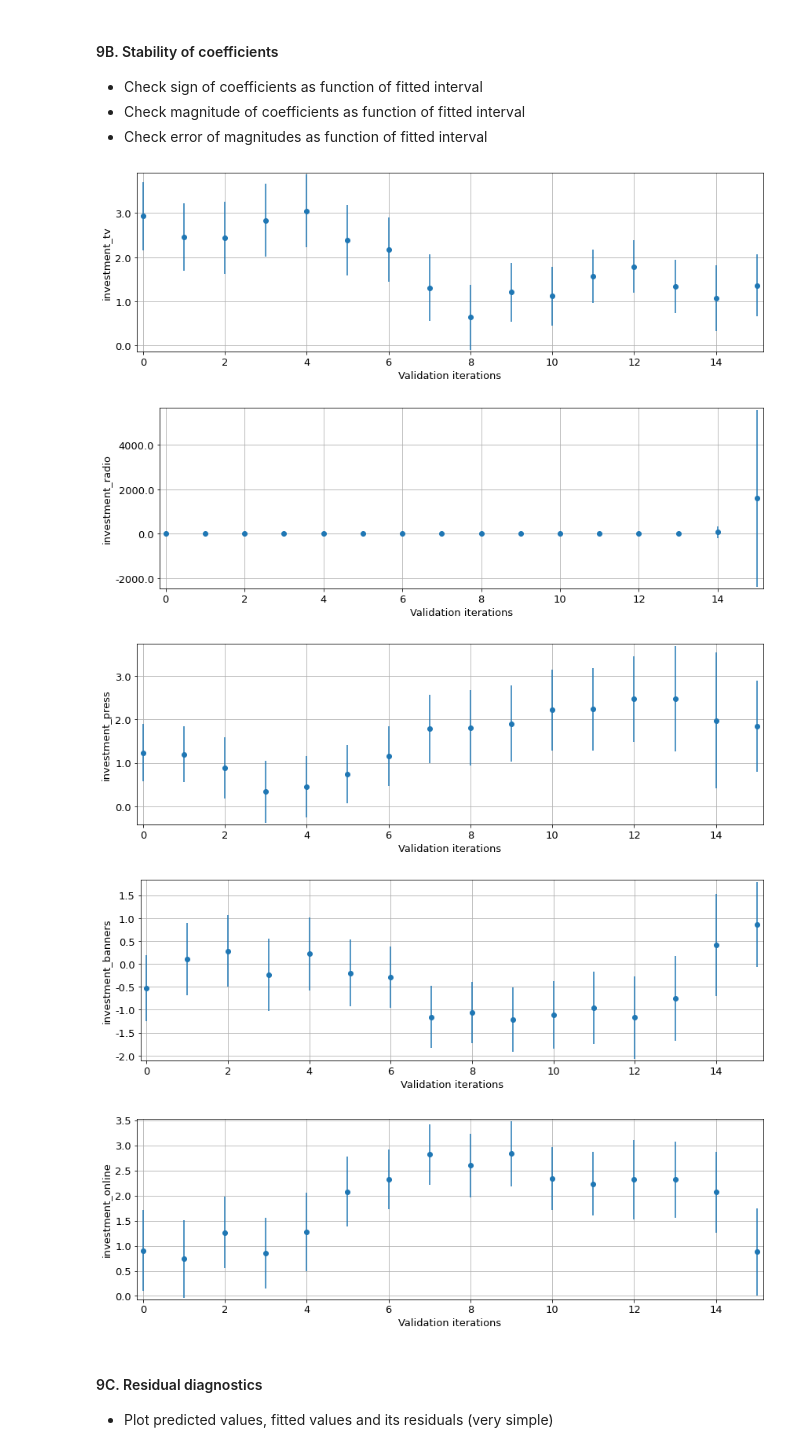
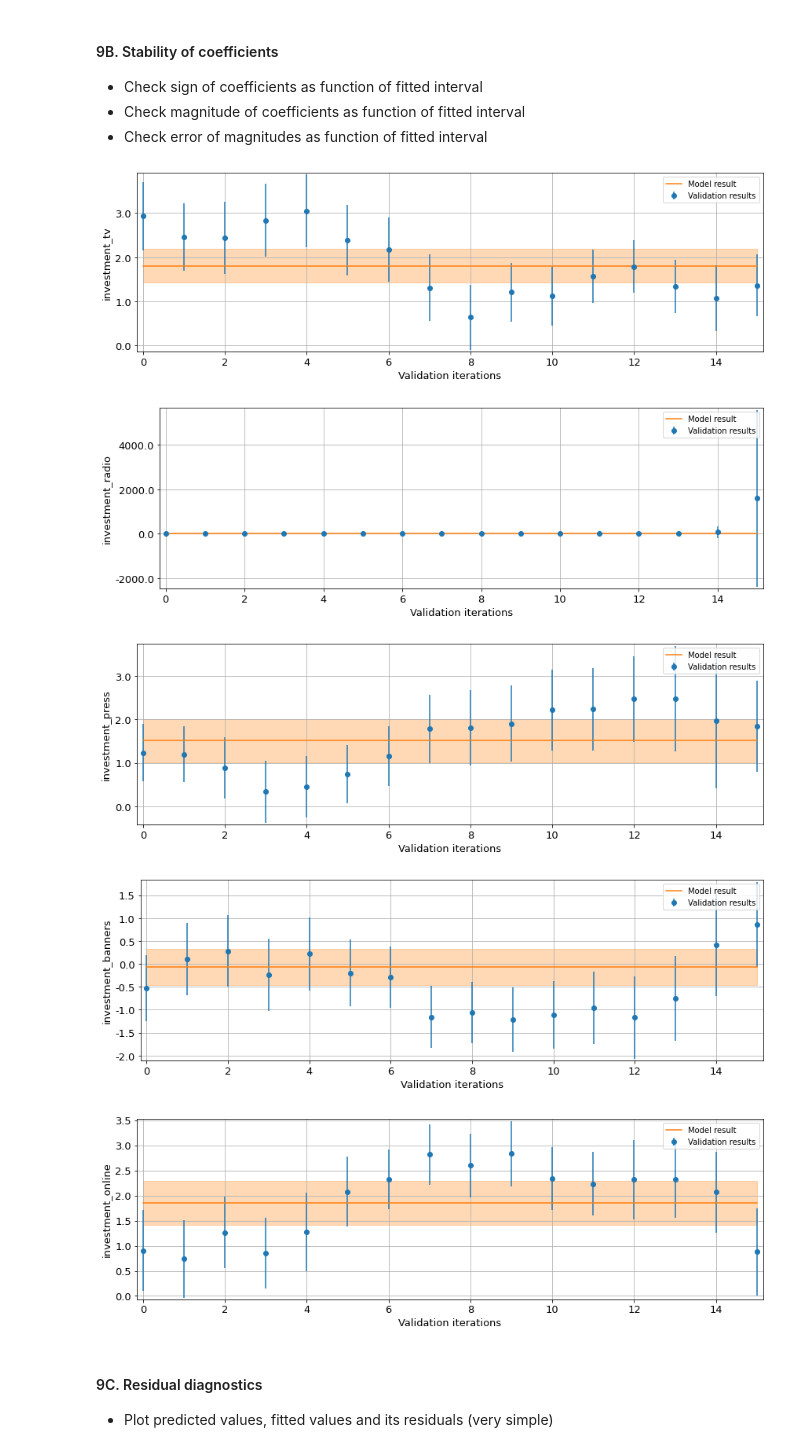
Before and after one commit to JakubKandra/Ommicom, a Jupyter notebook: Solution.ipynb, the cells around one changed output. Drawn from its saved outputs; the diff is of its cells as text; code cells hidden in the pictures.

```diff
--- a/Solution.ipynb
+++ b/Solution.ipynb
@@ -181,6 +182,7 @@ def plot(vars, var_labels, formatter, weekly = weekly, y_label = 'Money [million
 
 # Transform percents to ratio in range [0,1]
 weekly['weather_index'] = weekly['weather_index']/100
+monthly['weather_index'] = monthly['weather_index']/100
 # %%
 plot(['sales'], ['Sales'], millions_formatter)
 plot(['investment_online'], ['Investment in online'], millions_formatter)
@@ -483,0 +583,5 @@ for channel, (k, gamma) in diminishingReturns_params_monthly.items():
+# %%
+for channel in channels:
+    plot([f"{channel}", f"{channel}_adsMemory"],
+         [f"{channel.replace('in', 'In').replace('_', ' in ')}", f"{channel.replace('in', 'In').replace('_', ' in ')} with ads memory"],
+         millions_formatter, weekly = weekly)
@@ -589,14 +699,22 @@ Several variables (columns) look the most important (according p-value: (P > |t|
 ### 9. Model validation
 Split dataset to fitting and validation parts. At first step, fit the first part and use first four weeks for validation. In the next step, remove earliest week, add four validation weeks into fitting part, provide fit and additional fours week use for validat. Repeat until end of dataset.
 # %%
-def plot_validation(values, errors, y_label, formatter):
+def plot_validation(values, errors, y_label, formatter, value_with_error = ''):
     fig, axes = plt.subplots(1, 1, figsize=(12, 4))
 
     # If empty errors use normal plottinf else errorbars
     if not errors.empty:
-        axes.errorbar(values.index, values.values, yerr = errors, fmt ='o')
+        axes.errorbar(values.index, values.values, yerr = errors, fmt ='o', label = 'Validation results')
     else:
-        axes.plot(values.index, values.values)
+        axes.plot(values.index, values.values, label = 'Validation results')
+
+    if value_with_error:
+        x = np.linspace(0, len(values.index)-1, 100)
+        y = np.full_like(x, value_with_error[0])
+        axes.plot(x, y, color = 'C1', label = 'Model result')
+        if len(value_with_error) > 1:
+            axes.fill_between(x, y - value_with_error[1], y + value_with_error[1], alpha = 0.3, color = 'C1')
+        axes.legend(loc = 'best')
 
     # Set axis labels
     axes.set_xlabel("Validation iterations", fontsize = fontsize)
@@ -673,43 +791,53 @@ for i in range(16):
     fit_model = sm.OLS(fit_weekly["sales"], fit_weekly[weekly_model_vars]).fit()
 
     # Create dictionaries exatracting values, its errrors, p-values and t-values of marketing channels for validation
     params = fit_model.params[["investment_tv_adsMemory_diminishingReturns", "investment_radio_adsMemory_diminishingReturns",
                                "investment_press_adsMemory_diminishingReturns", "investment_banners_adsMemory_diminishingReturns",
                                "investment_online_adsMemory_diminishingReturns"]]
     std_error = fit_model.bse[["investment_tv_adsMemory_diminishingReturns", "investment_radio_adsMemory_diminishingReturns",
                                "investment_press_adsMemory_diminishingReturns", "investment_banners_adsMemory_diminishingReturns",
                                "investment_online_adsMemory_diminishingReturns"]]
     t_value = fit_model.tvalues[["investment_tv_adsMemory_diminishingReturns", "investment_radio_adsMemory_diminishingReturns",
                                  "investment_press_adsMemory_diminishingReturns", "investment_banners_adsMemory_diminishingReturns",
                                  "investment_online_adsMemory_diminishingReturns"]]
     p_value = fit_model.pvalues[["investment_tv_adsMemory_diminishingReturns", "investment_radio_adsMemory_diminishingReturns",
                                  "investment_press_adsMemory_diminishingReturns", "investment_banners_adsMemory_diminishingReturns",
                                  "investment_online_adsMemory_diminishingReturns"]]
 
     # Replace keys in dictionaries
     params = {k.replace("_adsMemory_diminishingReturns", "_value"): v for k, v in params.items()}
     std_error = {k.replace("_adsMemory_diminishingReturns", "_error"): v for k, v in std_error.items()}
     t_value = {k.replace("_adsMemory_diminishingReturns", "_tvalue"): v for k, v in t_value.items()}
     p_value = {k.replace("_adsMemory_diminishingReturns", "_pvalue"): v for k, v in p_value.items()}
 
     # Append dictionaries to list
     validation.append({**params, **std_error, **t_value, **p_value})
 
 # Transform list to dataframe
 validation = pd.DataFrame(validation)
 
 # Plot validation results
-plot_validation(validation['investment_tv_value'], validation['investment_tv_error'], "investment_tv", millions_formatter)
-plot_validation(validation['investment_radio_value'], validation['investment_radio_error'], "investment_radio", millions_formatter)
-plot_validation(validation['investment_press_value'], validation['investment_press_error'], "investment_press", millions_formatter)
-plot_validation(validation['investment_banners_value'], validation['investment_banners_error'], "investment_banners", millions_formatter)
-plot_validation(validation['investment_online_value'], validation['investment_online_error'], "investment_online", millions_formatter)
+plot_validation(validation['investment_tv_value'], validation['investment_tv_error'], "investment_tv", millions_formatter,
+                [model_weekly.params['investment_tv_adsMemory_diminishingReturns'],
+                model_weekly.bse['investment_tv_adsMemory_diminishingReturns']])
+plot_validation(validation['investment_radio_value'], validation['investment_radio_error'], "investment_radio", millions_formatter,
+                [model_weekly.params['investment_radio_adsMemory_diminishingReturns'],
+                model_weekly.bse['investment_radio_adsMemory_diminishingReturns']])
+plot_validation(validation['investment_press_value'], validation['investment_press_error'], "investment_press", millions_formatter,
+                [model_weekly.params['investment_press_adsMemory_diminishingReturns'],
+                model_weekly.bse['investment_press_adsMemory_diminishingReturns']])
+plot_validation(validation['investment_banners_value'], validation['investment_banners_error'], "investment_banners", millions_formatter,
+                [model_weekly.params['investment_banners_adsMemory_diminishingReturns'],
+                model_weekly.bse['investment_banners_adsMemory_diminishingReturns']])
+plot_validation(validation['investment_online_value'], validation['investment_online_error'], "investment_online", millions_formatter,
+                [model_weekly.params['investment_online_adsMemory_diminishingReturns'],
+                model_weekly.bse['investment_online_adsMemory_diminishingReturns']])
 # %% [output]
-[figure, old version]
+[figure, new version]
-[figure, old version]
+[figure, new version]
-[figure, old version]
+[figure, new version]
-[figure, old version]
+[figure, new version]
-[figure, old version]
+[figure, new version]
 # %% [markdown]
 #### 9C. Residual diagnostics
 * Plot predicted values, fitted values and its residuals (very simple)
```
Also changed, not shown: parts of 11 cells of this notebook.
